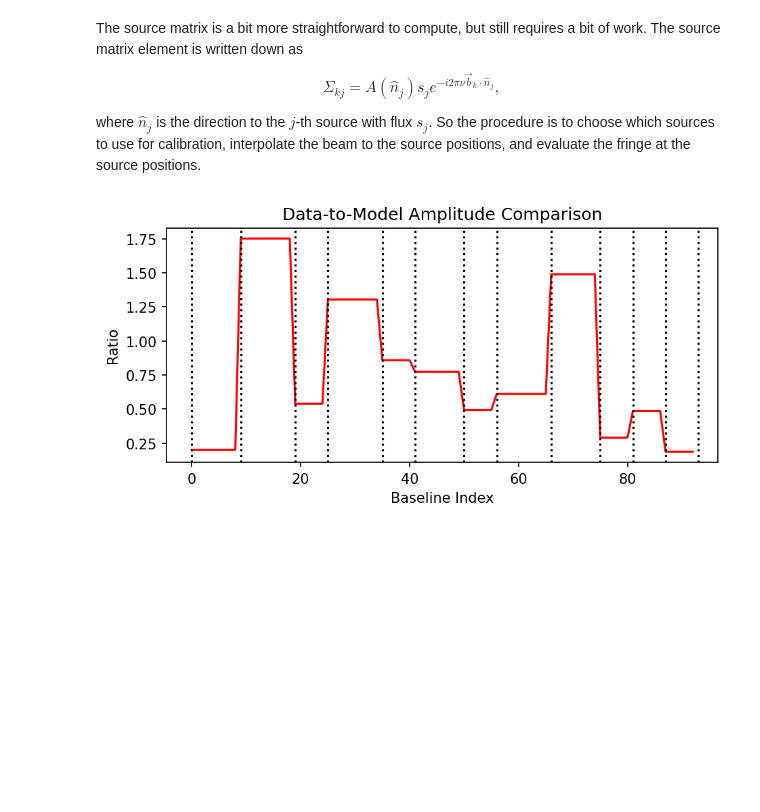
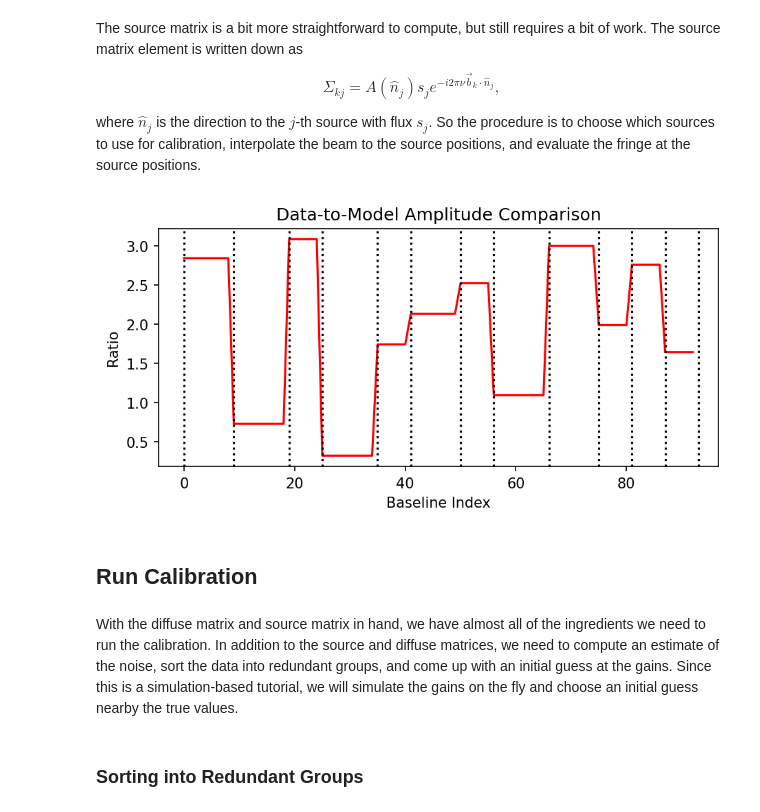
Before and after one commit to r-pascua/corrcal, a Jupyter notebook: docs/tutorials/calibration_example.ipynb, the cells around one changed output. Drawn from its saved outputs; the diff is of its cells as text; code cells hidden in the pictures; blank space fills up the shorter version.

Commit message:
docs: flesh out the tutorial

```diff
--- a/docs/tutorials/calibration_example.ipynb
+++ b/docs/tutorials/calibration_example.ipynb
@@ -169,7 +166,7 @@ altitude = 1073.0000000121072  # Meters
 diameter = 14
 # %%
 # Create the UVData object.
-uvdata = hera_sim.io.empty_uvdata(
+src_uvdata = hera_sim.io.empty_uvdata(
     Ntimes=Ntimes,
     start_time=obstime,
     integration_time=integration_time,
@@ -181,4 +178,4 @@ uvdata = hera_sim.io.empty_uvdata(
     telescope_location=[latitude, longitude, altitude],
 )
 # For sanity checks later.
-diff_uvdata = uvdata.copy()
+diff_uvdata = src_uvdata.copy()
@@ -241,6 +241,9 @@ simulation = hera_sim.visibilities.VisibilitySimulation(
     simulator=hera_sim.visibilities.VisCPU(),
 )
 simulation.simulate();
+# %%
+uvdata = src_uvdata.copy()
+uvdata.data_array += diff_uvdata.data_array
 # %% [markdown]
 ## Prepare Model Covariance
 # %% [markdown]
@@ -426,7 +433,7 @@ diff_data = np.array(
 fig, ax = plt.subplots(1, 1, figsize=(7,3), dpi=150)
 ax.set_xlabel("Baseline Index")
 ax.set_ylabel("Ratio")
-ax.set_title("Data-to-Model Amplitude Comparison")
+ax.set_title("Diffuse Data-to-Model Amplitude Comparison")
 ax.plot(np.abs(diff_data) / np.abs(diff_mat[:,0]), color='r')
 for idx in edges:
     ax.axvline(idx, color='k', ls=':')
@@ -467,6 +478,9 @@ src_flux = fluxes[select].to(units.Jy).value
 beam_vals = beam.interp(
     az_array=src_az, za_array=src_za, freq_array=np.array([freq]),
 )[0][0,0,0]
+if beam_vals.ndim == 2:
+    # Again, this is a pyuvsim version thing
+    beam_vals = beam_vals[0]
 weighted_fluxes = beam_vals * src_flux
 
 # Now choose the sources to use for calibration
@@ -487,18 +501,24 @@ src_mat = src_flux[None,:] * src_fringe
 # %%
 # Now do a quick sanity check
 src_data = np.array(
     [
-        uvdata.get_data(ai,aj,'xx')[0,0]
+        src_uvdata.get_data(ai,aj,'xx')[0,0]
         for ai, aj in zip(ant_1_array, ant_2_array)
     ]
 )
 
 fig, ax = plt.subplots(1, 1, figsize=(7,3), dpi=150)
 ax.set_xlabel("Baseline Index")
 ax.set_ylabel("Ratio")
 ax.set_title("Data-to-Model Amplitude Comparison")
 ax.plot(np.abs(src_data) / np.abs(src_mat.sum(axis=1)), color='r')
 for idx in edges:
     ax.axvline(idx, color='k', ls=':');
 # %% [output]
-[figure, old version]
+[figure, new version]
+# %% [markdown]
+## Run Calibration
+# %% [markdown]
+With the diffuse matrix and source matrix in hand, we have almost all of the ingredients we need to run the calibration. In addition to the source and diffuse matrices, we need to compute an estimate of the noise, sort the data into redundant groups, and come up with an initial guess at the gains. Since this is a simulation-based tutorial, we will simulate the gains on the fly and choose an initial guess nearby the true values.
+# %% [markdown]
+### Sorting into Redundant Groups
```
Also changed, not shown: parts of 24 cells of this notebook.
